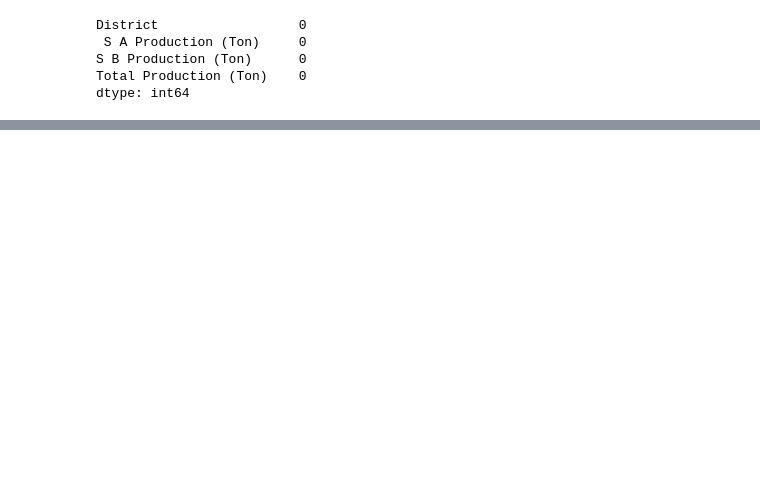
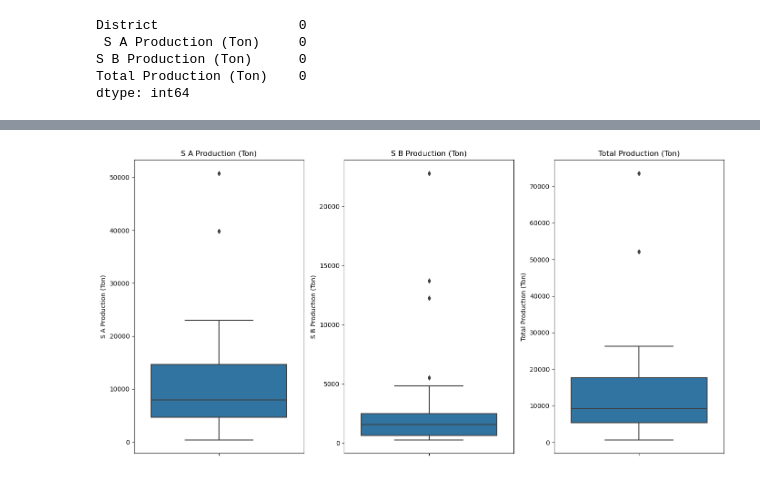
Before and after one commit to thabitha100/huzalabs-ai-training-homeworks, a Jupyter notebook: thabitha 1/week8.ipynb, the cells around one changed output, grey strips where cells are left out. Saved outputs shown, nothing was run; the diff lists cells and outputs as text; code cells hidden in the pictures; blank space fills up the shorter version.

```diff
--- a/thabitha 1/week8.ipynb
+++ b/thabitha 1/week8.ipynb
@@ -86,0 +187,19 @@ data
+# %%
+plt.figure(figsize=(14, 7))
+
+plt.subplot(1, 3, 1)
+sns.boxplot(y=data1[' S A Production (Ton) '])
+plt.title(' S A Production (Ton) ')
+
+plt.subplot(1, 3, 2)
+sns.boxplot(y=data1['S B Production (Ton)'])
+plt.title('S B Production (Ton)')
+
+plt.subplot(1, 3, 3)
+sns.boxplot(y=data1['Total Production (Ton)'])
+plt.title('Total Production (Ton)')
+
+plt.tight_layout()
+plt.show()
+# %% [output]
+[figure, added]
```
Also changed, not shown: parts of 15 cells of this notebook, 12 other files.
